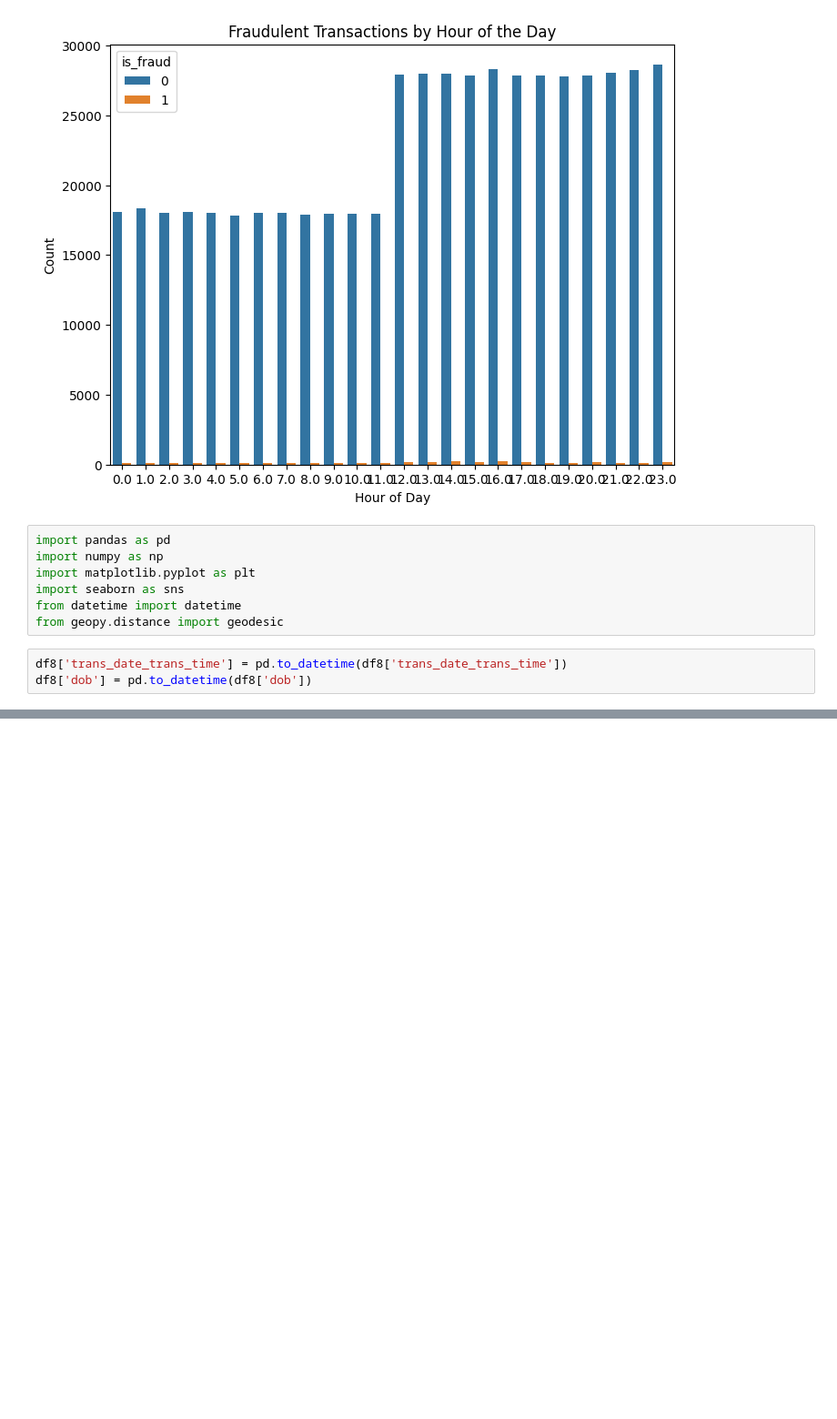
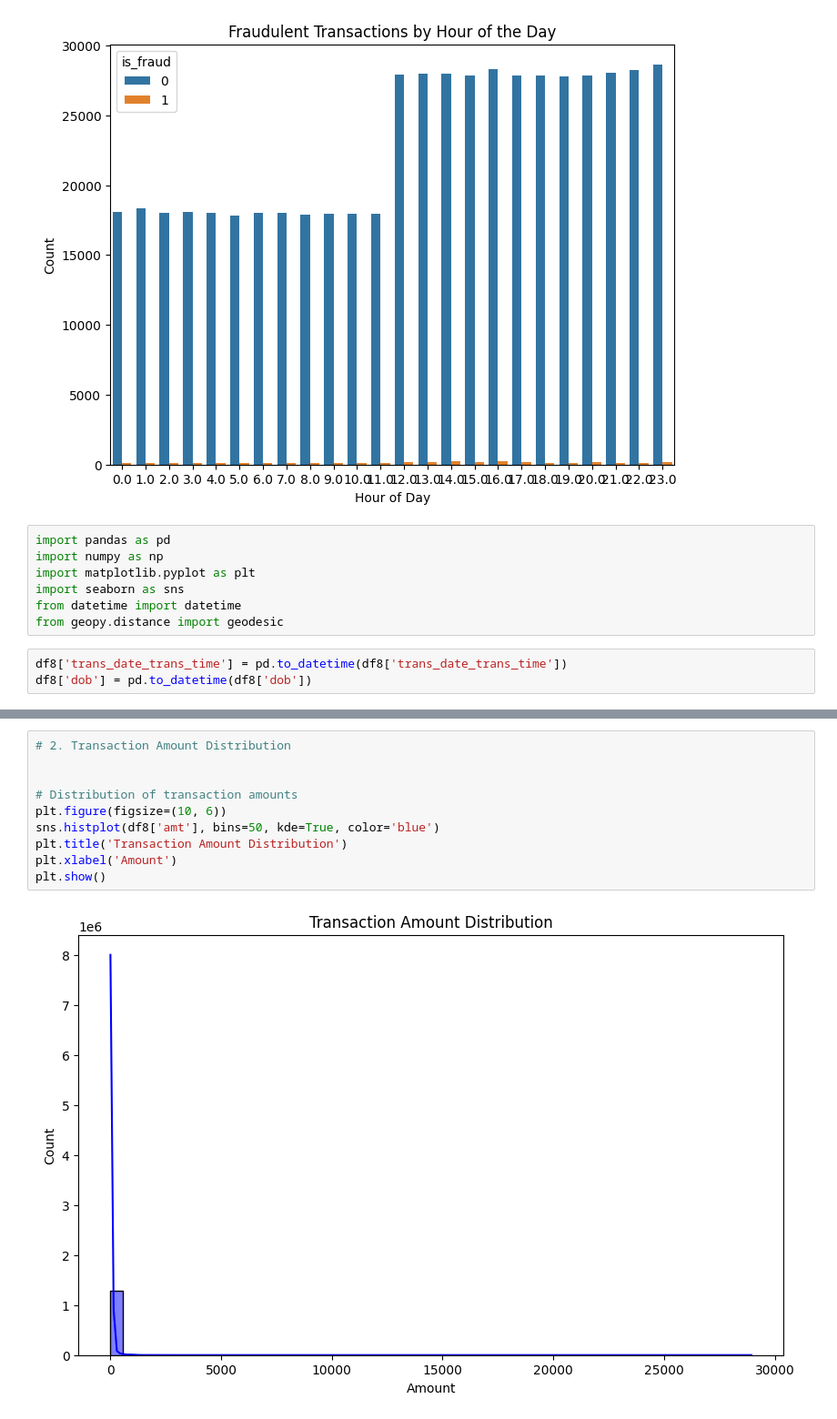
Before and after one commit to victormuuo07/PennyPal-System, a Jupyter notebook: pennypal-system.ipynb, the cells around one changed output, grey strips where cells are left out. Shown at 91% size. Saved outputs shown, nothing was run; the diff lists cells and outputs as text; blank space fills up the shorter version.

```diff
--- a/pennypal-system.ipynb
+++ b/pennypal-system.ipynb
@@ -1306,0 +1330,12 @@ df8['dob'] = pd.to_datetime(df8['dob'])
+# %%
+# 2. Transaction Amount Distribution
+
+
+# Distribution of transaction amounts
+plt.figure(figsize=(10, 6))
+sns.histplot(df8['amt'], bins=50, kde=True, color='blue')
+plt.title('Transaction Amount Distribution')
+plt.xlabel('Amount')
+plt.show()
+# %% [output]
+[figure, added]
```
Also changed, not shown: parts of 28 cells of this notebook.
